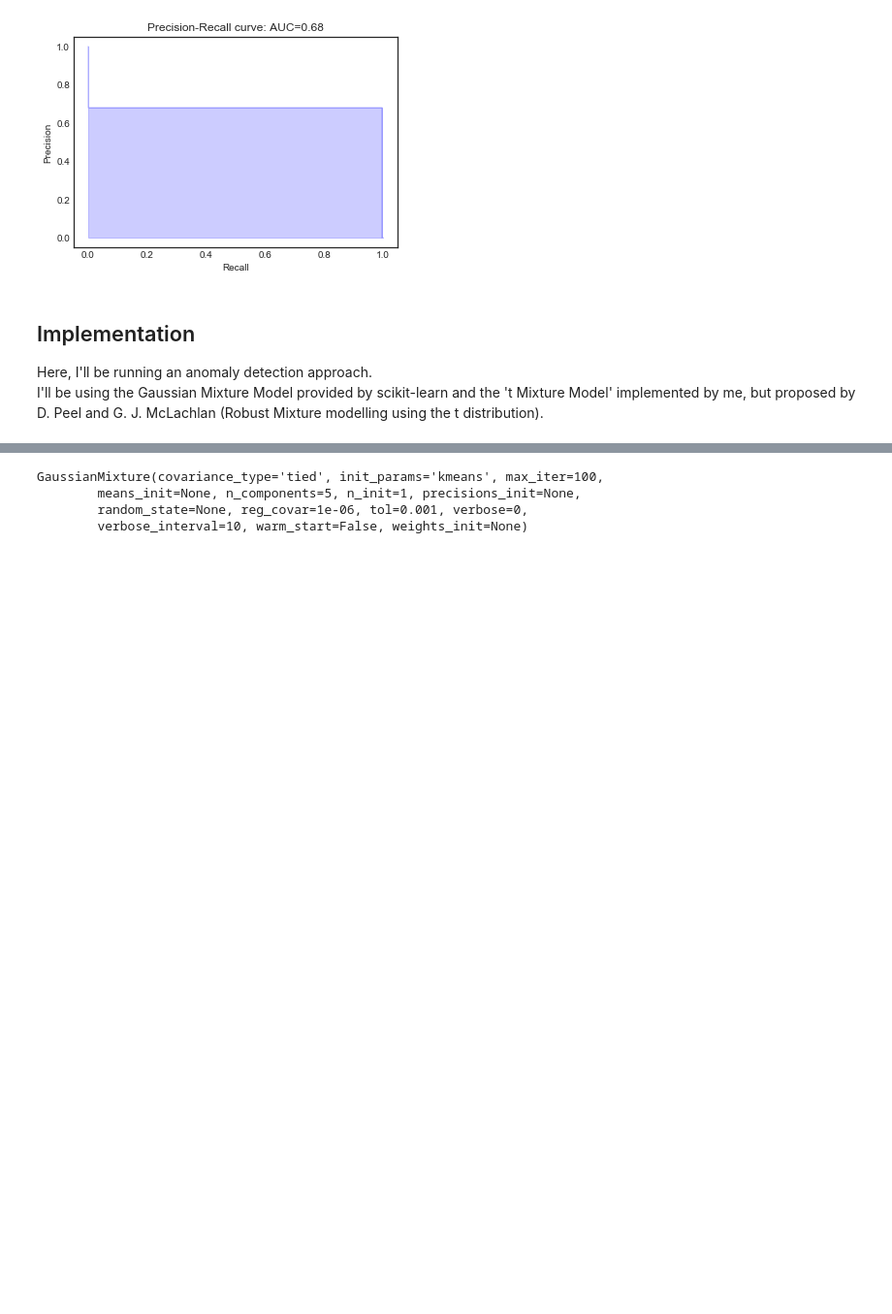
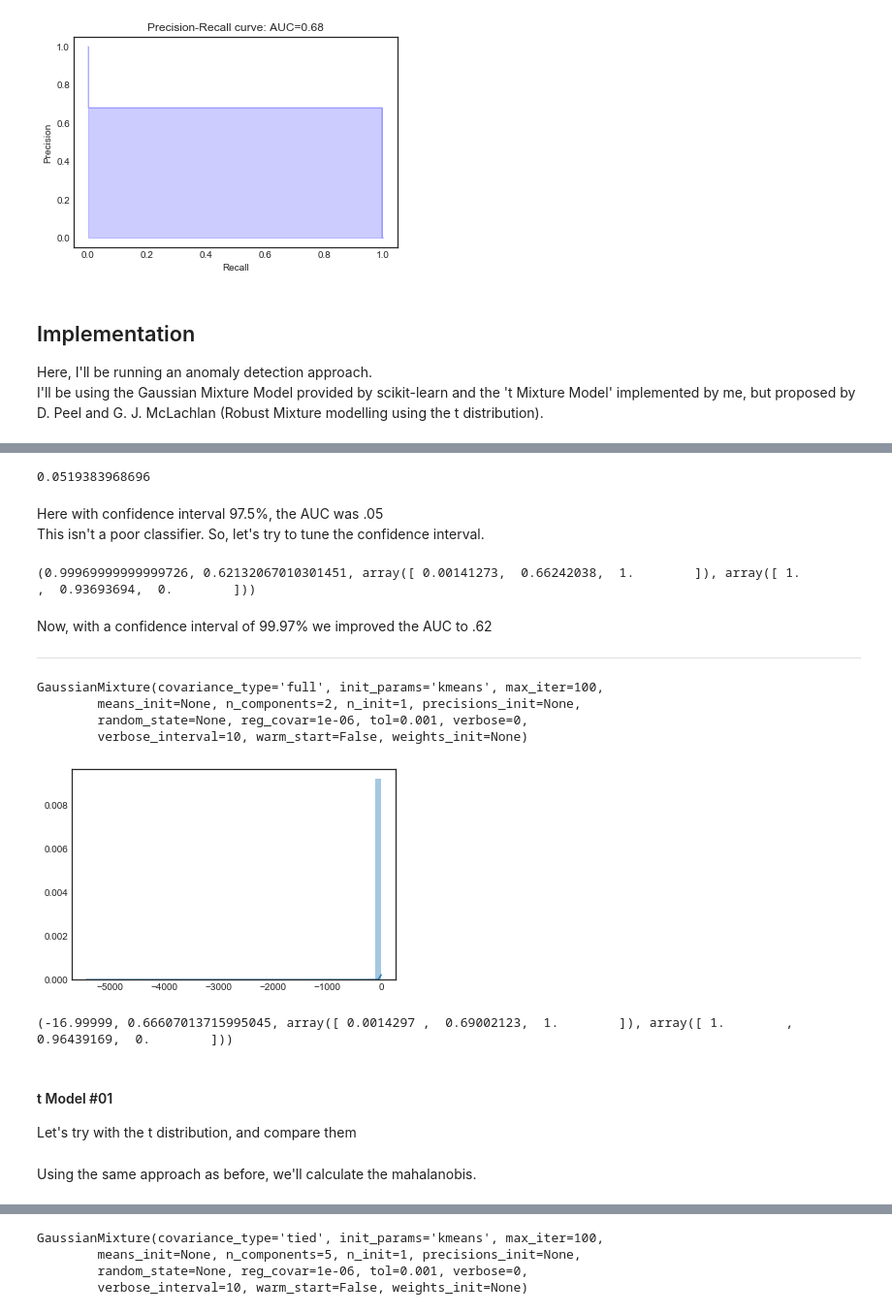
Before and after one commit to NekuSakuraba/machine-learning, a Jupyter notebook: projects/capstone/project/Project Development.ipynb, the cells around one changed output, grey strips where cells are left out. Shown at 97% size. Saved outputs shown, nothing was run; the diff lists cells and outputs as text; code cells hidden in the pictures; blank space fills up the shorter version.

Commit message:
developing the model

```diff
--- a/projects/capstone/project/Project Development.ipynb
+++ b/projects/capstone/project/Project Development.ipynb
@@ -600,0 +558,49 @@ auc 0.608320615983
+# %%
+t = chi2.ppf(0.975, 5) ** .5
+
+# if not inside the confidence interval, it'll be labeled as fraud (1)
+y_pred = [1 if y_ > t else 0 for y_ in y_score]
+auc = average_precision_score(y_true=y_true, y_score=y_pred)
+print auc
+# %% [output]
+0.0519383968696
+# %% [markdown]
+Here with confidence interval 97.5%, the AUC was .05 <br />
+This isn't a poor classifier. So, let's try to tune the confidence interval.
+# %%
+confidence_intervals = np.arange(.975, .9999, .0001)
+
+best = (0, 0, 0, 0)
+for interval in confidence_intervals:
+    t = chi2.ppf(interval, 5) ** .5
+
+    y_pred = [1 if y_ > t else 0 for y_ in y_score]
+    auc = average_precision_score(y_true=y_true, y_score=y_pred)
+
+    if auc > best[1]:
+        precision, recall, _ = precision_recall_curve(y_pred, y_true)
+        best = (interval, auc, precision, recall)
+
+print best
+# %% [output]
+(0.99969999999999726, 0.62132067010301451, array([ 0.00141273,  0.66242038,  1.        ]), array([ 1.        ,  0.93693694,  0.        ]))
+# %% [markdown]
+Now, with a confidence interval of 99.97% we improved the AUC to .62
+
+---
+# %%
+# estimating the parameters
+gauss_clf = GaussianMixture(n_components=2)
+gauss_clf.fit(X_resampled)
+# %% [output]
+GaussianMixture(covariance_type='full', init_params='kmeans', max_iter=100,
+        means_init=None, n_components=2, n_init=1, precisions_init=None,
+        random_state=None, reg_covar=1e-06, tol=0.001, verbose=0,
+        verbose_interval=10, warm_start=False, weights_init=None)
+# %%
+y_score = gauss_clf.score_samples(X[~y.index.isin(idxs)].as_matrix())
+
+sns.distplot(y_score)
+plt.show()
+# %% [output]
+[figure, added]
@@ -600,0 +609,19 @@ auc 0.608320615983
+# %%
+intervals = np.arange(-16.99999, -16.99990, .00001)
+
+best = (0, 0, 0, 0)
+for interval in intervals:
+    y_pred = [1 if y_ < interval else 0 for y_ in y_score]
+
+    auc = average_precision_score(y_true=y_true, y_score=y_pred)
+
+    if auc > best[1]:
+        precision, recall, _ = precision_recall_curve(y_pred, y_true)
+        best = (interval, auc, precision, recall)
+
+print best
+# %% [output]
+(-16.99999, 0.66607013715995045, array([ 0.0014297 ,  0.69002123,  1.        ]), array([ 1.        ,  0.96439169,  0.        ]))
+# %% [markdown]
+#### t Model #01
+Let's try with the t distribution, and compare them
@@ -600,0 +636,2 @@ auc 0.608320615983
+# %% [markdown]
+Using the same approach as before, we'll calculate the mahalanobis.
```
Also changed, not shown: parts of 51 cells of this notebook.
